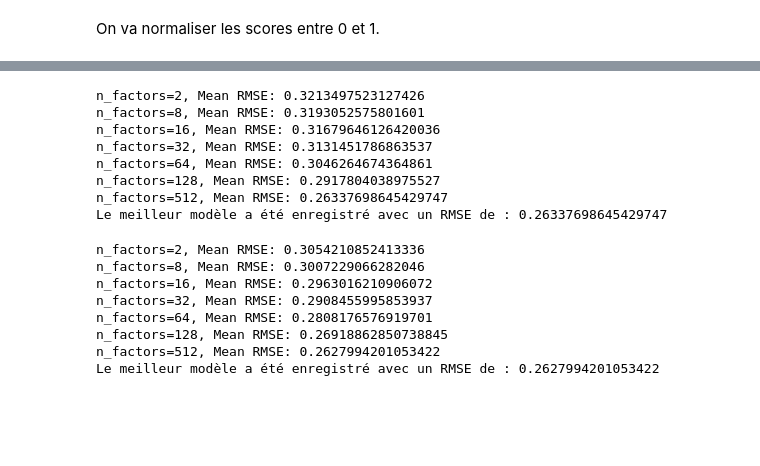
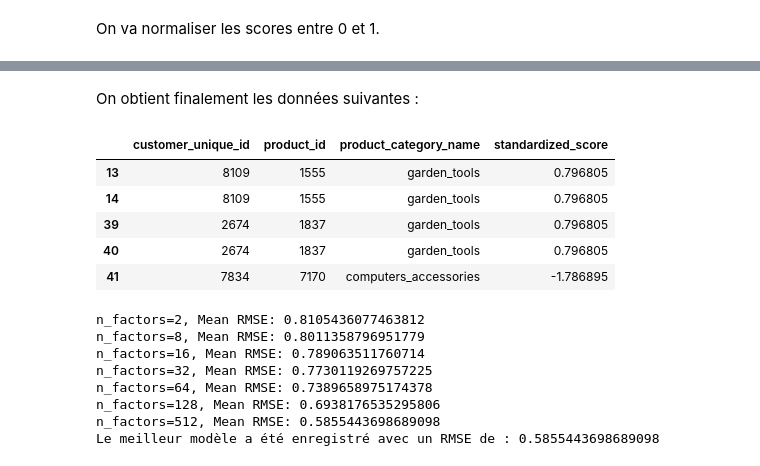
Before and after one commit to MrSneaker/ProjetDataMining, a Jupyter notebook: recommendation/notebook.ipynb, the cells around one changed output, grey strips where cells are left out. Drawn from its saved outputs; the diff is of its cells as text; code cells hidden in the pictures; blank space fills up the shorter version.

```diff
--- a/recommendation/notebook.ipynb
+++ b/recommendation/notebook.ipynb
@@ -406,3 +421,15 @@ data_ratings.head()
+# %% [markdown]
+On obtient finalement les données suivantes :
+# %%
+data_ratings.drop(columns=['review_score'], inplace=True)
+data_ratings.head()
+# %% [output]
+|  | customer_unique_id | product_id | product_category_name | standardized_score |
+| 13 | 8109 | 1555 | garden_tools | 0.796805 |
+| 14 | 8109 | 1555 | garden_tools | 0.796805 |
+| 39 | 2674 | 1837 | garden_tools | 0.796805 |
+| 40 | 2674 | 1837 | garden_tools | 0.796805 |
+| 41 | 7834 | 7170 | computers_accessories | -1.786895 |
 # %%
 from math import inf
 import joblib
@@ -421,7 +448,7 @@ def found_best_model(factors: list, data, model_name, model_type: str):
         elif model_type == 'svdpp':
             model = SVDpp(n_factors=n)
 
-        results1 = cross_validate(model, data, measures=['RMSE'], cv=5, verbose=False)
+        results1 = cross_validate(model, data, measures=['RMSE'], cv=5, verbose=False, n_jobs=-1)
 
         mean_rmse1 = np.mean(results1['test_rmse'])
 
@@ -435,29 +462,17 @@ def found_best_model(factors: list, data, model_name, model_type: str):
     print("Le meilleur modèle a été enregistré avec un RMSE de :", best_rmse)
 
 
-reader = Reader(rating_scale=(data_ratings['review_score'].min(), data_ratings['review_score'].max()))
-data_ratings_surprise = Dataset.load_from_df(data_ratings, reader)
+reader = Reader(rating_scale=(data_ratings['standardized_score'].min(), data_ratings['standardized_score'].max()))
+data_ratings_surprise = Dataset.load_from_df(data_ratings.drop(columns=['product_category_name']), reader)
 
 factors = [2, 8, 16, 32, 64, 128, 512]
 found_best_model(factors, data_ratings_surprise, model_name='best_svd', model_type='svd')
 # %% [output]
-n_factors=2, Mean RMSE: 0.3213497523127426
-n_factors=8, Mean RMSE: 0.3193052575801601
-n_factors=16, Mean RMSE: 0.31679646126420036
-n_factors=32, Mean RMSE: 0.3131451786863537
-n_factors=64, Mean RMSE: 0.3046264674364861
-n_factors=128, Mean RMSE: 0.2917804038975527
-n_factors=512, Mean RMSE: 0.26337698645429747
-Le meilleur modèle a été enregistré avec un RMSE de : 0.26337698645429747
+n_factors=2, Mean RMSE: 0.8105436077463812
+n_factors=8, Mean RMSE: 0.8011358796951779
+n_factors=16, Mean RMSE: 0.789063511760714
+n_factors=32, Mean RMSE: 0.7730119269757225
+n_factors=64, Mean RMSE: 0.7389658975174378
+n_factors=128, Mean RMSE: 0.6938176535295806
+n_factors=512, Mean RMSE: 0.5855443698689098
+Le meilleur modèle a été enregistré avec un RMSE de : 0.5855443698689098
-# %%
-factors = [2, 8, 16, 32, 64, 128, 512]
-found_best_model(factors, data_ratings_surprise, model_name='best_svdpp', model_type='svdpp')
-# %% [output]
-n_factors=2, Mean RMSE: 0.3054210852413336
-n_factors=8, Mean RMSE: 0.3007229066282046
-n_factors=16, Mean RMSE: 0.2963016210906072
-n_factors=32, Mean RMSE: 0.2908455995853937
-n_factors=64, Mean RMSE: 0.2808176576919701
-n_factors=128, Mean RMSE: 0.26918862850738845
-n_factors=512, Mean RMSE: 0.2627994201053422
-Le meilleur modèle a été enregistré avec un RMSE de : 0.2627994201053422
```
Also changed, not shown: parts of 26 cells of this notebook, 2 other files.
